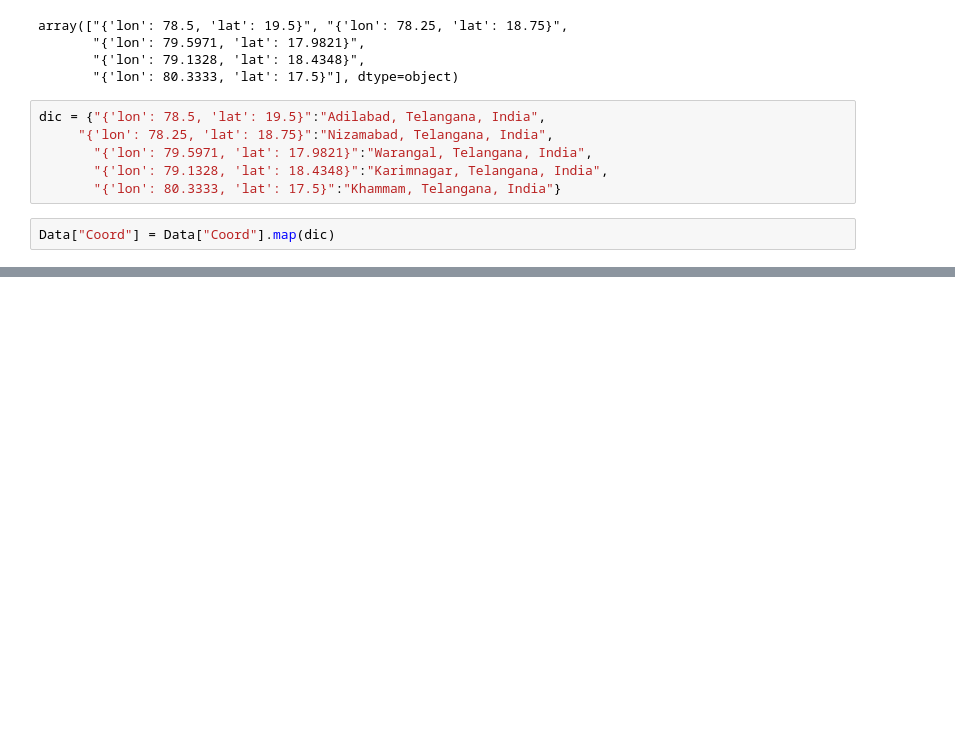
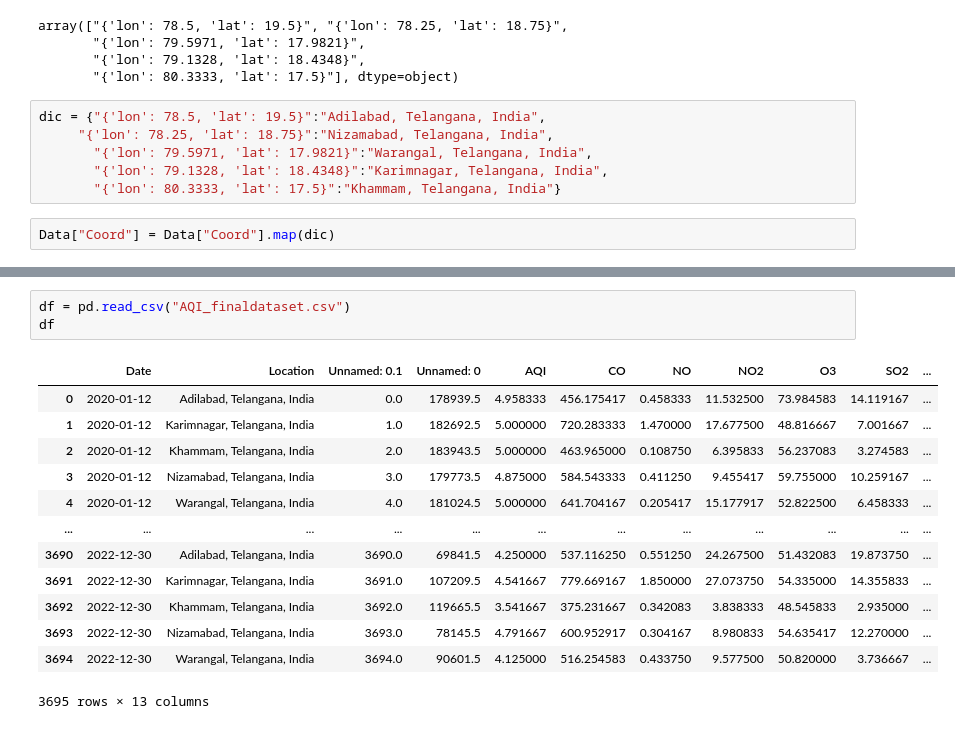
Before and after one commit to iamneo-production/5e43a363-c20b-41af-8510-d632bdd2aa81, a Jupyter notebook: Data/Air_Quality_Index/AQI_Data.ipynb, the cells around one changed output, grey strips where cells are left out. Drawn from its saved outputs; the diff is of its cells as text; blank space fills up the shorter version.

```diff
--- a/Data/Air_Quality_Index/AQI_Data.ipynb
+++ b/Data/Air_Quality_Index/AQI_Data.ipynb
@@ -231,0 +264,17 @@ Data.to_csv("AQI_finaldataset.csv")
+# %%
+df = pd.read_csv("AQI_finaldataset.csv")
+df
+# %% [output]
+|  | Date | Location | Unnamed: 0.1 | Unnamed: 0 | AQI | CO | NO | NO2 | O3 | SO2 | ... |
+| 0 | 2020-01-12 | Adilabad, Telangana, India | 0.0 | 178939.5 | 4.958333 | 456.175417 | 0.458333 | 11.532500 | 73.984583 | 14.119167 | ... |
+| 1 | 2020-01-12 | Karimnagar, Telangana, India | 1.0 | 182692.5 | 5.000000 | 720.283333 | 1.470000 | 17.677500 | 48.816667 | 7.001667 | ... |
+| 2 | 2020-01-12 | Khammam, Telangana, India | 2.0 | 183943.5 | 5.000000 | 463.965000 | 0.108750 | 6.395833 | 56.237083 | 3.274583 | ... |
+| 3 | 2020-01-12 | Nizamabad, Telangana, India | 3.0 | 179773.5 | 4.875000 | 584.543333 | 0.411250 | 9.455417 | 59.755000 | 10.259167 | ... |
+| 4 | 2020-01-12 | Warangal, Telangana, India | 4.0 | 181024.5 | 5.000000 | 641.704167 | 0.205417 | 15.177917 | 52.822500 | 6.458333 | ... |
+| ... | ... | ... | ... | ... | ... | ... | ... | ... | ... | ... | ... |
+| 3690 | 2022-12-30 | Adilabad, Telangana, India | 3690.0 | 69841.5 | 4.250000 | 537.116250 | 0.551250 | 24.267500 | 51.432083 | 19.873750 | ... |
+| 3691 | 2022-12-30 | Karimnagar, Telangana, India | 3691.0 | 107209.5 | 4.541667 | 779.669167 | 1.850000 | 27.073750 | 54.335000 | 14.355833 | ... |
+| 3692 | 2022-12-30 | Khammam, Telangana, India | 3692.0 | 119665.5 | 3.541667 | 375.231667 | 0.342083 | 3.838333 | 48.545833 | 2.935000 | ... |
+| 3693 | 2022-12-30 | Nizamabad, Telangana, India | 3693.0 | 78145.5 | 4.791667 | 600.952917 | 0.304167 | 8.980833 | 54.635417 | 12.270000 | ... |
+| 3694 | 2022-12-30 | Warangal, Telangana, India | 3694.0 | 90601.5 | 4.125000 | 516.254583 | 0.433750 | 9.577500 | 50.820000 | 3.736667 | ... |
+3695 rows × 13 columns
```
Also changed, not shown: parts of 3 cells of this notebook, 2 other files.
